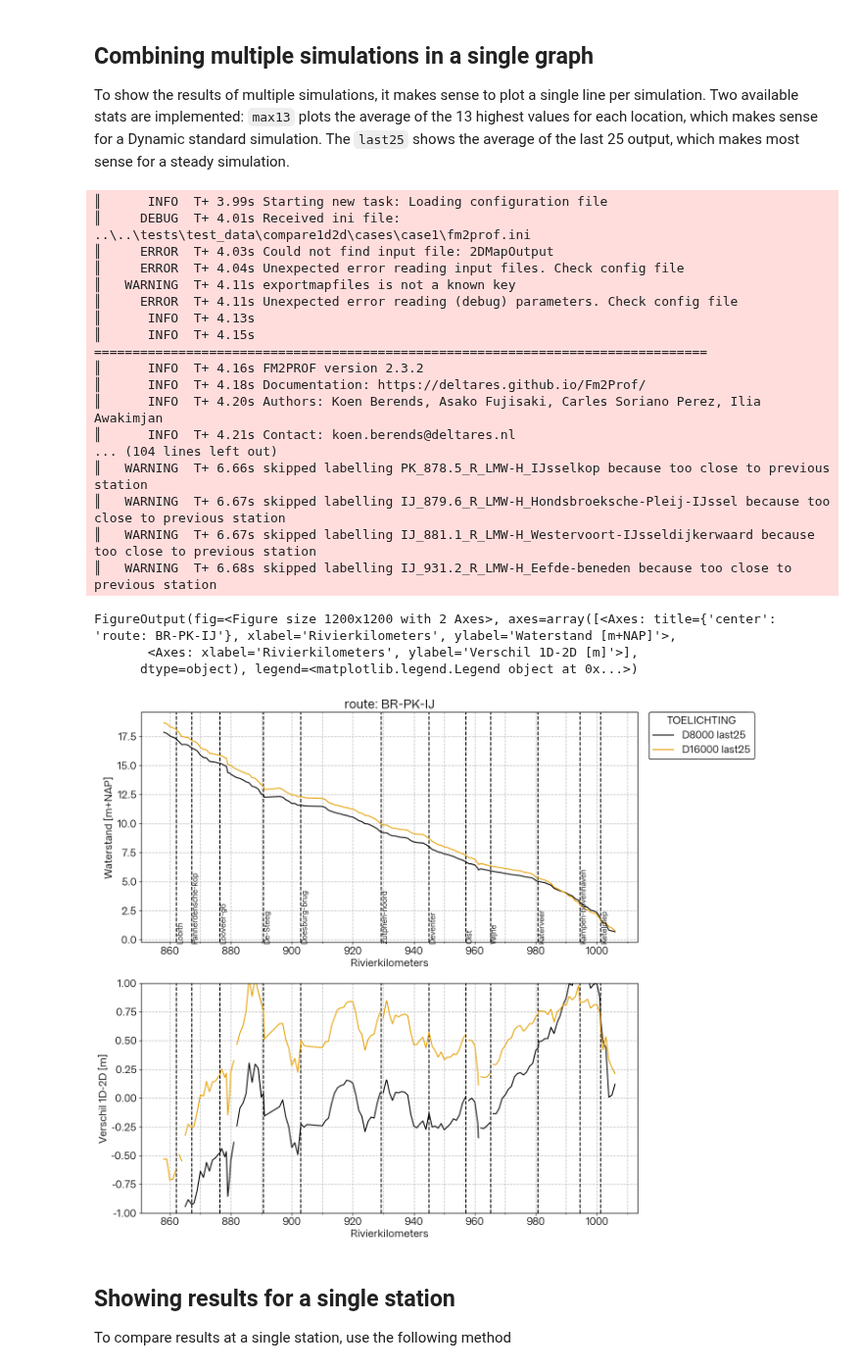
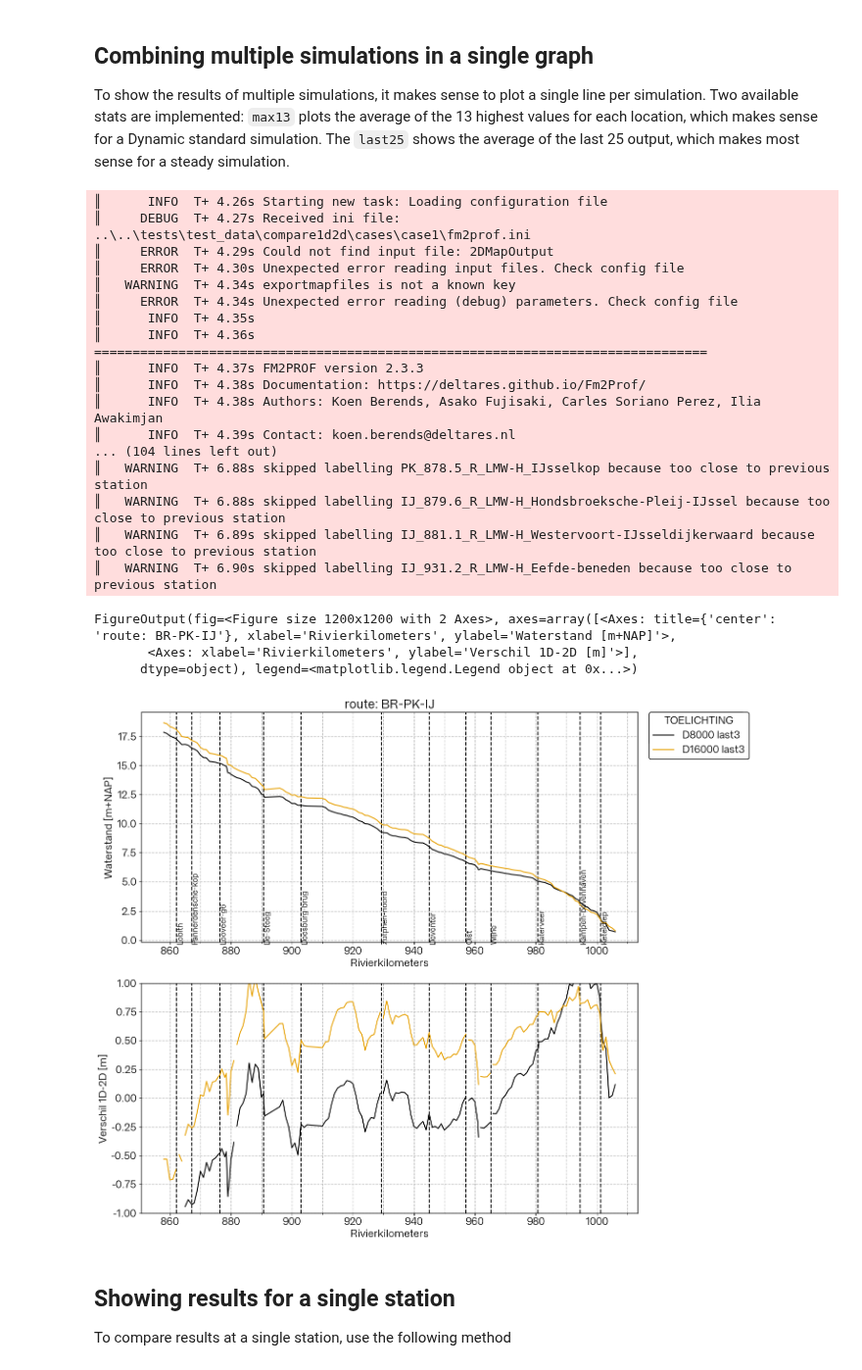
Before and after one commit to Deltares/Fm2Prof, a Jupyter notebook: docs/notebooks/compare1d2d.ipynb, the cells around one changed output. Shown at 98% size. Cells and saved outputs as stored; diff of their text form; code cells hidden in the pictures.

Commit message:
added last25, etc to output statistics and added last3 and max3 as stat option for #86

```diff
--- a/docs/notebooks/compare1d2d.ipynb
+++ b/docs/notebooks/compare1d2d.ipynb
@@ -69,47 +69,47 @@ To show the results of multiple simulations, it makes sense to plot a single lin
 # %%
 # Loading output from two sources
 project = Project(fr'../../tests/test_data/compare1d2d/cases/case1/fm2prof.ini')
 project2 = Project(fr'../../tests/test_data/compare1d2d/cases/case2/fm2prof.ini')
 
 plotter = utils.Compare1D2D(project=project,
                             start_time=datetime(year=2000, month=1, day=5))
 plotter2 = utils.Compare1D2D(project=project2,
                             start_time=datetime(year=2000, month=1, day=5))
 
 # Where setting savefig to False to get the Figure outptu
 Figure = plotter.figure_longitudinal(route=['BR', "PK", "IJ"],
-                                     stat="last25",
+                                     stat="last3",
                                      label = "D8000",
                                      savefig=False)
 
 # The second potter takes the `FigureOutput` from the first plotter as argument for the `add_to_fig` parameter.
 plotter2.figure_longitudinal(route=['BR', "PK", "IJ"],
-                             stat="last25",
+                             stat="last3",
                              label = "D16000",
                              savefig=False,
                              add_to_fig=Figure)
 # %% [output]
-║      INFO  T+ 3.99s Starting new task: Loading configuration file
-║     DEBUG  T+ 4.01s Received ini file: ..\..\tests\test_data\compare1d2d\cases\case1\fm2prof.ini
-║     ERROR  T+ 4.03s Could not find input file: 2DMapOutput
-║     ERROR  T+ 4.04s Unexpected error reading input files. Check config file
-║   WARNING  T+ 4.11s exportmapfiles is not a known key
-║     ERROR  T+ 4.11s Unexpected error reading (debug) parameters. Check config file
-║      INFO  T+ 4.13s
-║      INFO  T+ 4.15s ================================================================================
-║      INFO  T+ 4.16s FM2PROF version 2.3.2
-║      INFO  T+ 4.18s Documentation: https://deltares.github.io/Fm2Prof/
-║      INFO  T+ 4.20s Authors: Koen Berends, Asako Fujisaki, Carles Soriano Perez, Ilia Awakimjan
-║      INFO  T+ 4.21s Contact: koen.berends@deltares.nl
+║      INFO  T+ 4.26s Starting new task: Loading configuration file
+║     DEBUG  T+ 4.27s Received ini file: ..\..\tests\test_data\compare1d2d\cases\case1\fm2prof.ini
+║     ERROR  T+ 4.29s Could not find input file: 2DMapOutput
+║     ERROR  T+ 4.30s Unexpected error reading input files. Check config file
+║   WARNING  T+ 4.34s exportmapfiles is not a known key
+║     ERROR  T+ 4.34s Unexpected error reading (debug) parameters. Check config file
+║      INFO  T+ 4.35s
+║      INFO  T+ 4.36s ================================================================================
+║      INFO  T+ 4.37s FM2PROF version 2.3.3
+║      INFO  T+ 4.38s Documentation: https://deltares.github.io/Fm2Prof/
+║      INFO  T+ 4.38s Authors: Koen Berends, Asako Fujisaki, Carles Soriano Perez, Ilia Awakimjan
+║      INFO  T+ 4.39s Contact: koen.berends@deltares.nl
 ... (104 lines left out)
-║   WARNING  T+ 6.66s skipped labelling PK_878.5_R_LMW-H_IJsselkop because too close to previous station
-║   WARNING  T+ 6.67s skipped labelling IJ_879.6_R_LMW-H_Hondsbroeksche-Pleij-IJssel because too close to previous station
-║   WARNING  T+ 6.67s skipped labelling IJ_881.1_R_LMW-H_Westervoort-IJsseldijkerwaard because too close to previous station
-║   WARNING  T+ 6.68s skipped labelling IJ_931.2_R_LMW-H_Eefde-beneden because too close to previous station
+║   WARNING  T+ 6.88s skipped labelling PK_878.5_R_LMW-H_IJsselkop because too close to previous station
+║   WARNING  T+ 6.88s skipped labelling IJ_879.6_R_LMW-H_Hondsbroeksche-Pleij-IJssel because too close to previous station
+║   WARNING  T+ 6.89s skipped labelling IJ_881.1_R_LMW-H_Westervoort-IJsseldijkerwaard because too close to previous station
+║   WARNING  T+ 6.90s skipped labelling IJ_931.2_R_LMW-H_Eefde-beneden because too close to previous station
 FigureOutput(fig=<Figure size 1200x1200 with 2 Axes>, axes=array([<Axes: title={'center': 'route: BR-PK-IJ'}, xlabel='Rivierkilometers', ylabel='Waterstand [m+NAP]'>,
        <Axes: xlabel='Rivierkilometers', ylabel='Verschil 1D-2D [m]'>],
       dtype=object), legend=<matplotlib.legend.Legend object at 0x...>)
-[figure, old version]
+[figure, new version]
 # %% [markdown]
 ## Showing results for a single station
 
```
Also changed, not shown: parts of 7 cells of this notebook, 3 other files.
